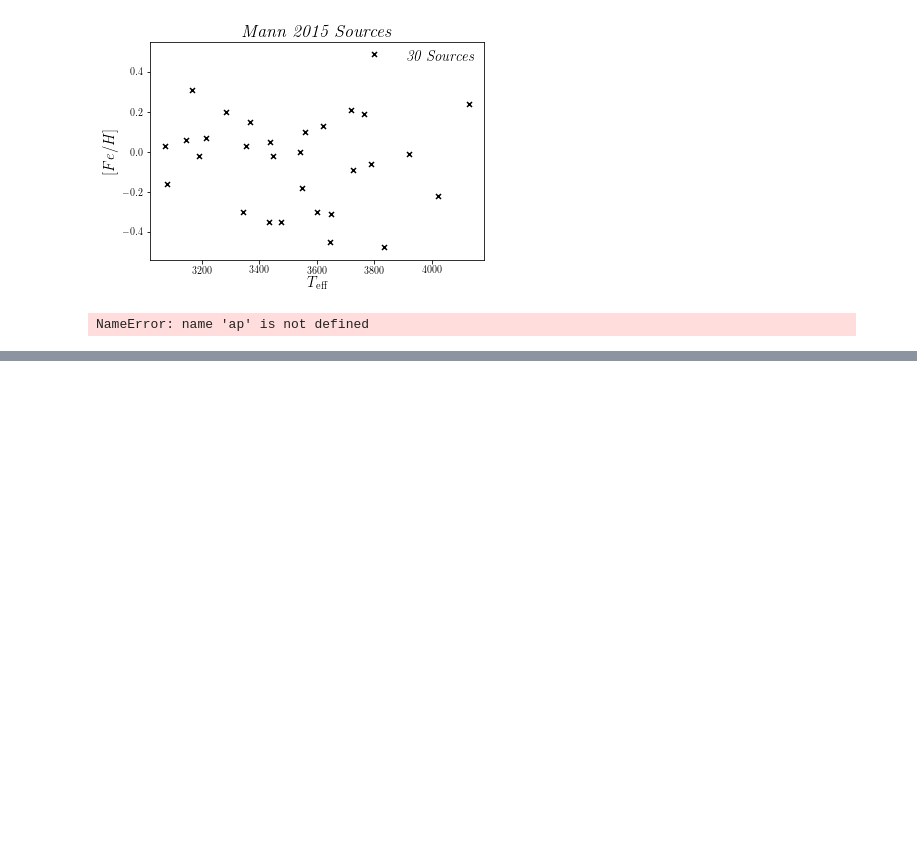
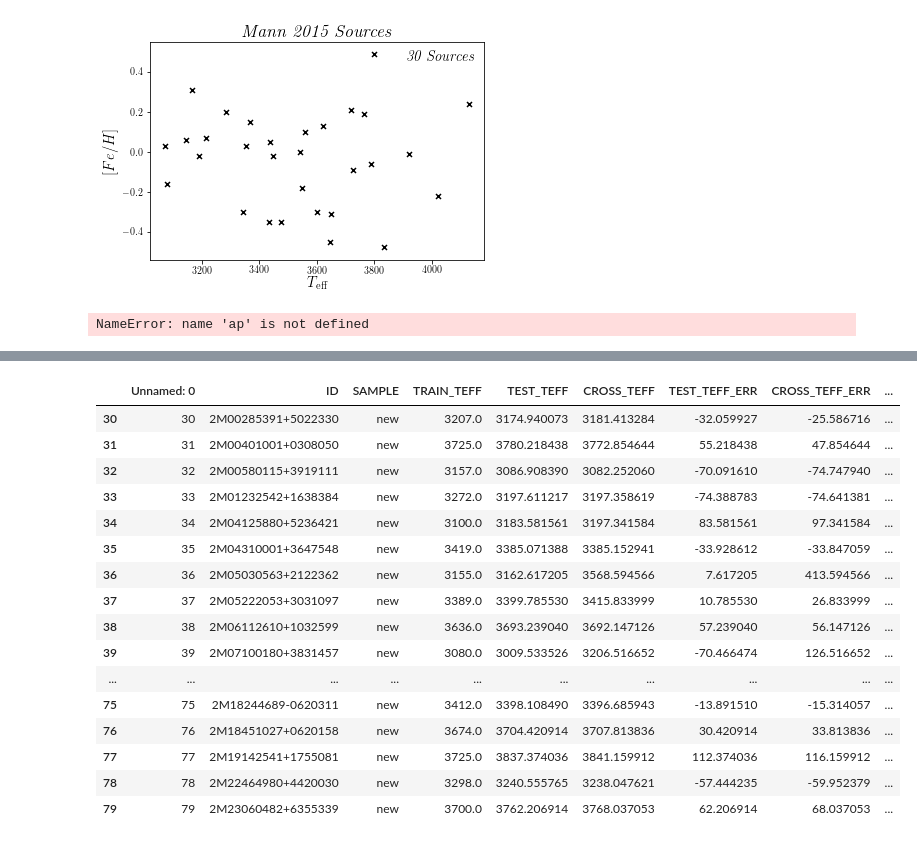
Before and after one commit to jbirky/Mdwarf_project, a Jupyter notebook: cannon_runs/0_mann_build_train_sample.ipynb, the cells around one changed output, grey strips where cells are left out. Drawn from its saved outputs; the diff is of its cells as text; code cells hidden in the pictures; blank space fills up the shorter version.

```diff
--- a/cannon_runs/0_mann_build_train_sample.ipynb
+++ b/cannon_runs/0_mann_build_train_sample.ipynb
@@ -127,0 +212,20 @@ len(tr_label.T[0])
+# %%
+df[30:80]
+# %% [output]
+|  | Unnamed: 0 | ID | SAMPLE | TRAIN_TEFF | TEST_TEFF | CROSS_TEFF | TEST_TEFF_ERR | CROSS_TEFF_ERR | ... |
+| 30 | 30 | 2M00285391+5022330 | new | 3207.0 | 3174.940073 | 3181.413284 | -32.059927 | -25.586716 | ... |
+| 31 | 31 | 2M00401001+0308050 | new | 3725.0 | 3780.218438 | 3772.854644 | 55.218438 | 47.854644 | ... |
+| 32 | 32 | 2M00580115+3919111 | new | 3157.0 | 3086.908390 | 3082.252060 | -70.091610 | -74.747940 | ... |
+| 33 | 33 | 2M01232542+1638384 | new | 3272.0 | 3197.611217 | 3197.358619 | -74.388783 | -74.641381 | ... |
+| 34 | 34 | 2M04125880+5236421 | new | 3100.0 | 3183.581561 | 3197.341584 | 83.581561 | 97.341584 | ... |
+| 35 | 35 | 2M04310001+3647548 | new | 3419.0 | 3385.071388 | 3385.152941 | -33.928612 | -33.847059 | ... |
+| 36 | 36 | 2M05030563+2122362 | new | 3155.0 | 3162.617205 | 3568.594566 | 7.617205 | 413.594566 | ... |
+| 37 | 37 | 2M05222053+3031097 | new | 3389.0 | 3399.785530 | 3415.833999 | 10.785530 | 26.833999 | ... |
+| 38 | 38 | 2M06112610+1032599 | new | 3636.0 | 3693.239040 | 3692.147126 | 57.239040 | 56.147126 | ... |
+| 39 | 39 | 2M07100180+3831457 | new | 3080.0 | 3009.533526 | 3206.516652 | -70.466474 | 126.516652 | ... |
+| ... | ... | ... | ... | ... | ... | ... | ... | ... | ... |
+| 75 | 75 | 2M18244689-0620311 | new | 3412.0 | 3398.108490 | 3396.685943 | -13.891510 | -15.314057 | ... |
+| 76 | 76 | 2M18451027+0620158 | new | 3674.0 | 3704.420914 | 3707.813836 | 30.420914 | 33.813836 | ... |
+| 77 | 77 | 2M19142541+1755081 | new | 3725.0 | 3837.374036 | 3841.159912 | 112.374036 | 116.159912 | ... |
+| 78 | 78 | 2M22464980+4420030 | new | 3298.0 | 3240.555765 | 3238.047621 | -57.444235 | -59.952379 | ... |
+| 79 | 79 | 2M23060482+6355339 | new | 3700.0 | 3762.206914 | 3768.037053 | 62.206914 | 68.037053 | ... |
```
Also changed, not shown: parts of 10 cells of this notebook, 11 other files.
